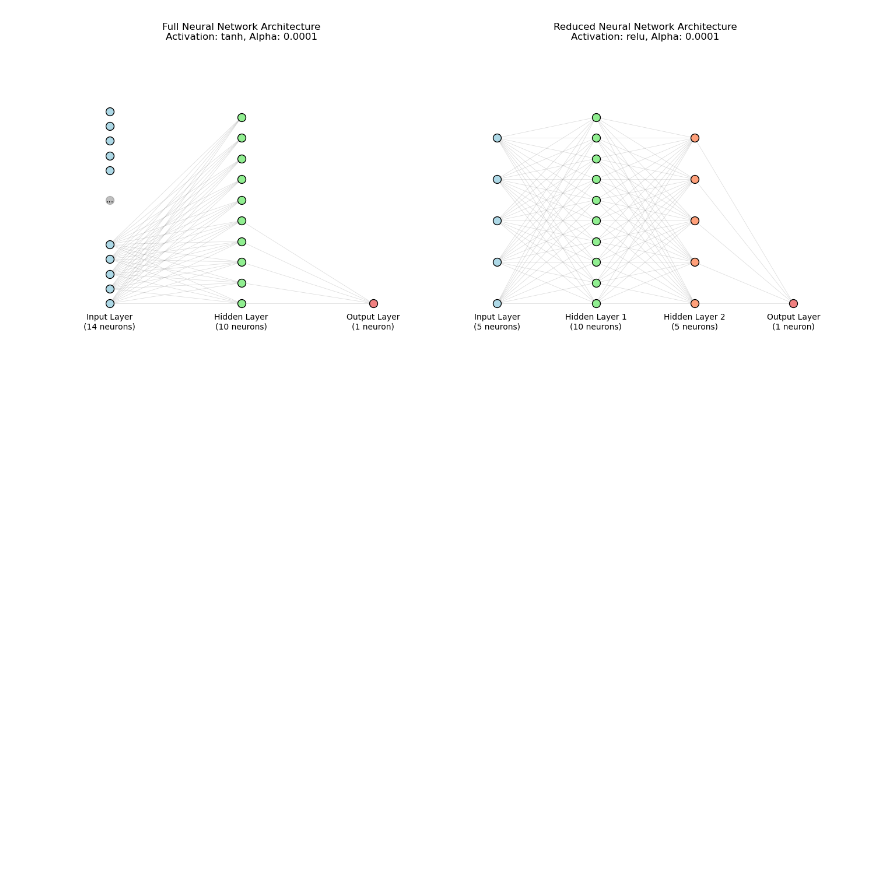
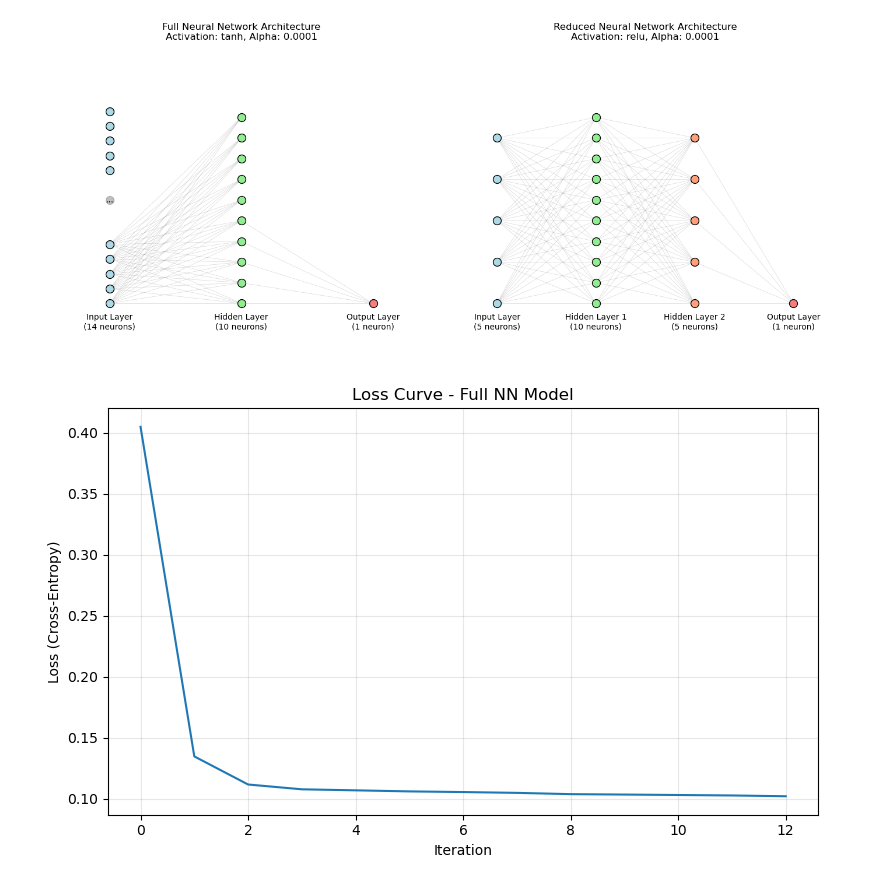
Before and after one commit to idrcmatre/churn-prediction-ml, a Jupyter notebook: Neural Network.ipynb, the cells around one changed output. Drawn from its saved outputs; the diff is of its cells as text; code cells hidden in the pictures; blank space fills up the shorter version.

```diff
--- a/Neural Network.ipynb
+++ b/Neural Network.ipynb
@@ -473,3 +473,16 @@ plt.tight_layout()
 plt.show()
 # %% [output]
 [figure]
+# %%
+# Plot loss curve for the full model
+plt.figure(figsize=(8, 5))
+plt.plot(nn_best.loss_curve_)
+plt.title('Loss Curve - Full NN Model')
+plt.xlabel('Iteration')
+plt.ylabel('Loss (Cross-Entropy)')
+plt.grid(True, alpha=0.3)
+plt.tight_layout()
+plt.savefig('full_nn_loss_curve.png', dpi=300) # Save for report
+plt.show()
+# %% [output]
+[figure, added]
```
Also changed, not shown: parts of 6 cells of this notebook.
